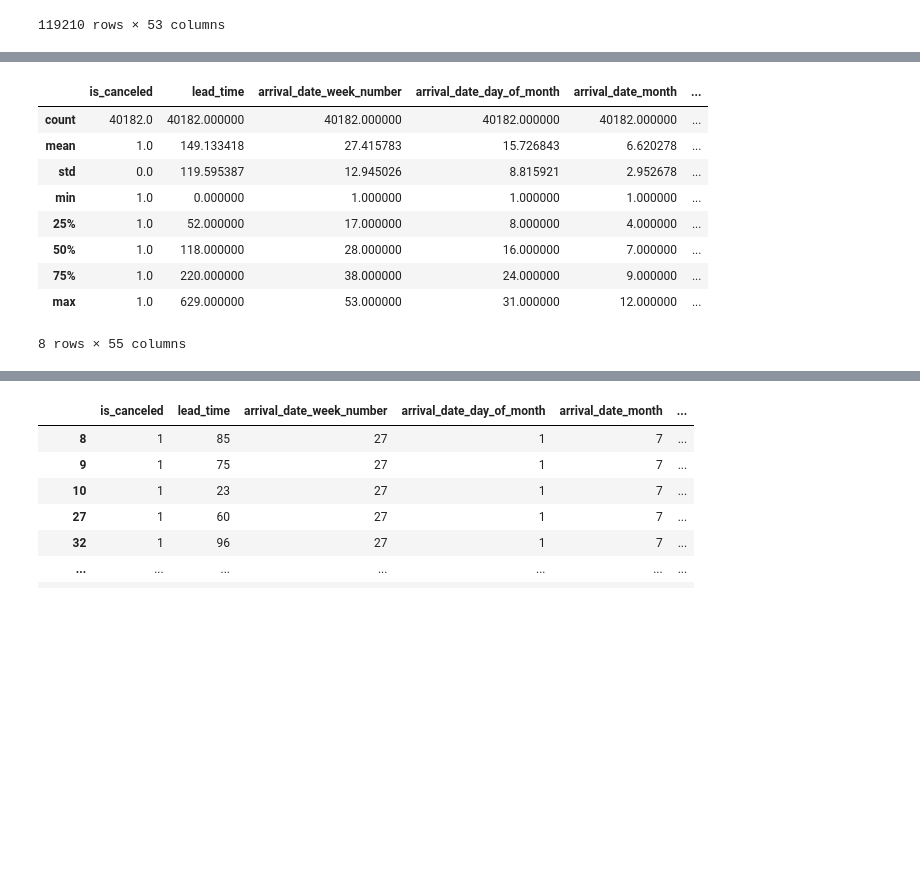
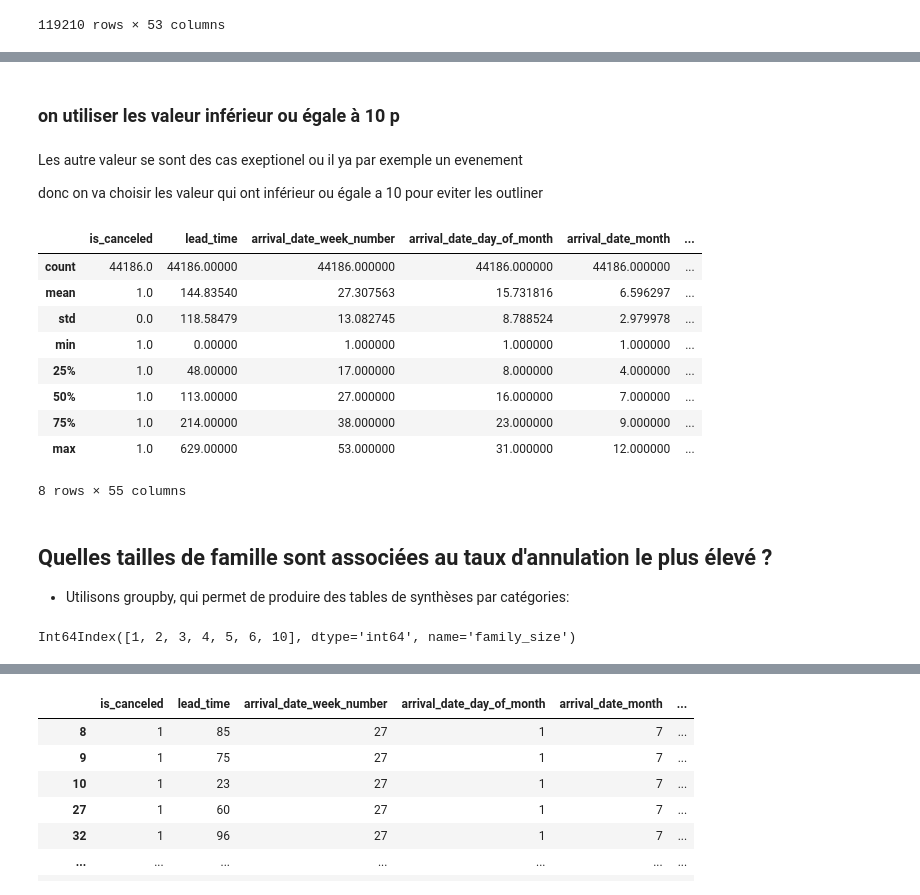
Before and after one commit to MohamedJAIDANE/Hotel-Booking-Demand-data-analysis, a Jupyter notebook: notebook.ipynb, the cells around one changed output, grey strips where cells are left out. Drawn from its saved outputs; the diff is of its cells as text; code cells hidden in the pictures; blank space fills up the shorter version.

```diff
--- a/notebook.ipynb
+++ b/notebook.ipynb
@@ -72,0 +119,2 @@ booking=pd.read_csv("hotel_bookings_clean.csv",index_col=False)
+# %%
+booking['children'].fillna(0, inplace=True)
@@ -72,0 +143,2 @@ booking=pd.read_csv("hotel_bookings_clean.csv",index_col=False)
+# %%
+booking["children"]=booking["children"].astype(np.int64)
@@ -114,17 +217,28 @@ memory usage: 50.0 MB
+# %% [markdown]
+### on utiliser les valeur inférieur ou égale à 10 p
+# %% [markdown]
+Les autre valeur se sont des cas exeptionel ou il ya par exemple un evenement
+
+donc on va choisir les valeur qui ont inférieur ou égale a 10 pour eviter les outliner
 # %%
-df_results = booking[(booking.booked_by_agent == True) & (booking.is_canceled == 1)&(booking.family_size)]
+df_results = booking[(booking.is_canceled == 1)&(booking.family_size<=10)]
 df_results.describe()
 # %% [output]
 |  | is_canceled | lead_time | arrival_date_week_number | arrival_date_day_of_month | arrival_date_month | ... |
-| count | 40182.0 | 40182.000000 | 40182.000000 | 40182.000000 | 40182.000000 | ... |
-| mean | 1.0 | 149.133418 | 27.415783 | 15.726843 | 6.620278 | ... |
-| std | 0.0 | 119.595387 | 12.945026 | 8.815921 | 2.952678 | ... |
-| min | 1.0 | 0.000000 | 1.000000 | 1.000000 | 1.000000 | ... |
-| 25% | 1.0 | 52.000000 | 17.000000 | 8.000000 | 4.000000 | ... |
-| 50% | 1.0 | 118.000000 | 28.000000 | 16.000000 | 7.000000 | ... |
-| 75% | 1.0 | 220.000000 | 38.000000 | 24.000000 | 9.000000 | ... |
-| max | 1.0 | 629.000000 | 53.000000 | 31.000000 | 12.000000 | ... |
+| count | 44186.0 | 44186.00000 | 44186.000000 | 44186.000000 | 44186.000000 | ... |
+| mean | 1.0 | 144.83540 | 27.307563 | 15.731816 | 6.596297 | ... |
+| std | 0.0 | 118.58479 | 13.082745 | 8.788524 | 2.979978 | ... |
+| min | 1.0 | 0.00000 | 1.000000 | 1.000000 | 1.000000 | ... |
+| 25% | 1.0 | 48.00000 | 17.000000 | 8.000000 | 4.000000 | ... |
+| 50% | 1.0 | 113.00000 | 27.000000 | 16.000000 | 7.000000 | ... |
+| 75% | 1.0 | 214.00000 | 38.000000 | 23.000000 | 9.000000 | ... |
+| max | 1.0 | 629.00000 | 53.000000 | 31.000000 | 12.000000 | ... |
 8 rows × 55 columns
+# %% [markdown]
+## Quelles tailles de famille sont associées au taux d'annulation le plus élevé ?
+* Utilisons groupby, qui permet de produire des tables de synthèses par catégories:
 # %%
-cancellation_family_size = df_results.groupby(['family_size'])['id'].count()
-cancellation_family_size.index=["1p","2p","3p","4p","5p","12p","20p"]
+cancellation_family_size = pd.DataFrame(df_results.groupby(['family_size'])['id'].count())
+cancellation_family_size.index
+# %% [output]
+Int64Index([1, 2, 3, 4, 5, 6, 10], dtype='int64', name='family_size')
```
Also changed, not shown: parts of 33 cells of this notebook, 1 other file.
